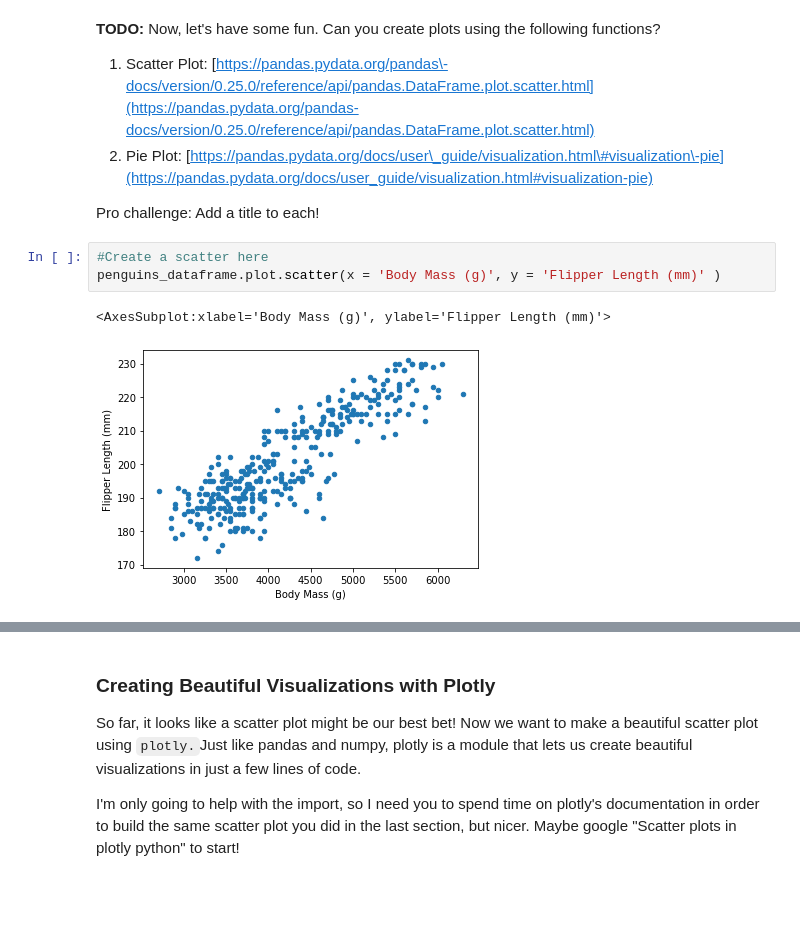
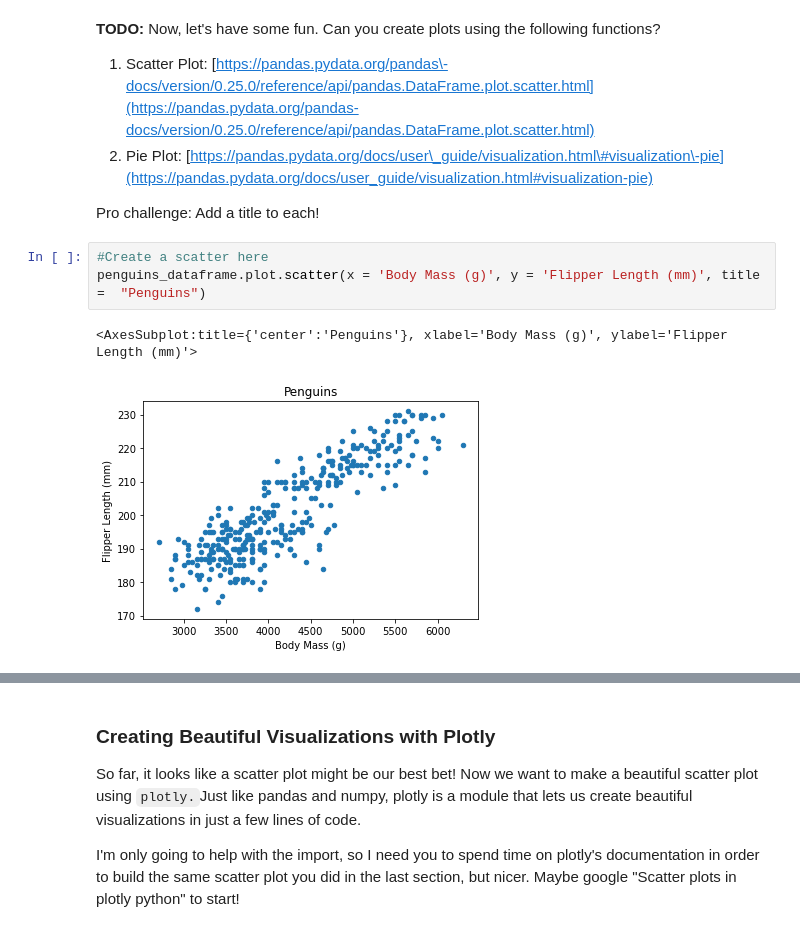
Before and after one commit to ryand0n/SC2022-BatchC-electric-pythons, a Jupyter notebook: Aadya Aradhyula/week1/EDA_mini_project.ipynb, the cells around one changed output, grey strips where cells are left out. Saved outputs shown, nothing was run; the diff lists cells and outputs as text; blank space fills up the shorter version.

```diff
--- a/Aadya Aradhyula/week1/EDA_mini_project.ipynb
+++ b/Aadya Aradhyula/week1/EDA_mini_project.ipynb
@@ -258,8 +258,8 @@ array([[<AxesSubplot:title={'center':'Culmen Depth (mm)'}>]], dtype=object)
 Pro challenge: Add a title to each!
 # %%
 #Create a scatter here
-penguins_dataframe.plot.scatter(x = 'Body Mass (g)', y = 'Flipper Length (mm)' )
+penguins_dataframe.plot.scatter(x = 'Body Mass (g)', y = 'Flipper Length (mm)', title =  "Penguins")
 # %% [output]
-<AxesSubplot:xlabel='Body Mass (g)', ylabel='Flipper Length (mm)'>
+<AxesSubplot:title={'center':'Penguins'}, xlabel='Body Mass (g)', ylabel='Flipper Length (mm)'>
-[figure, old version]
+[figure, new version]
 # %%
```
Also changed, not shown: parts of 11 cells of this notebook, 37 other files.
